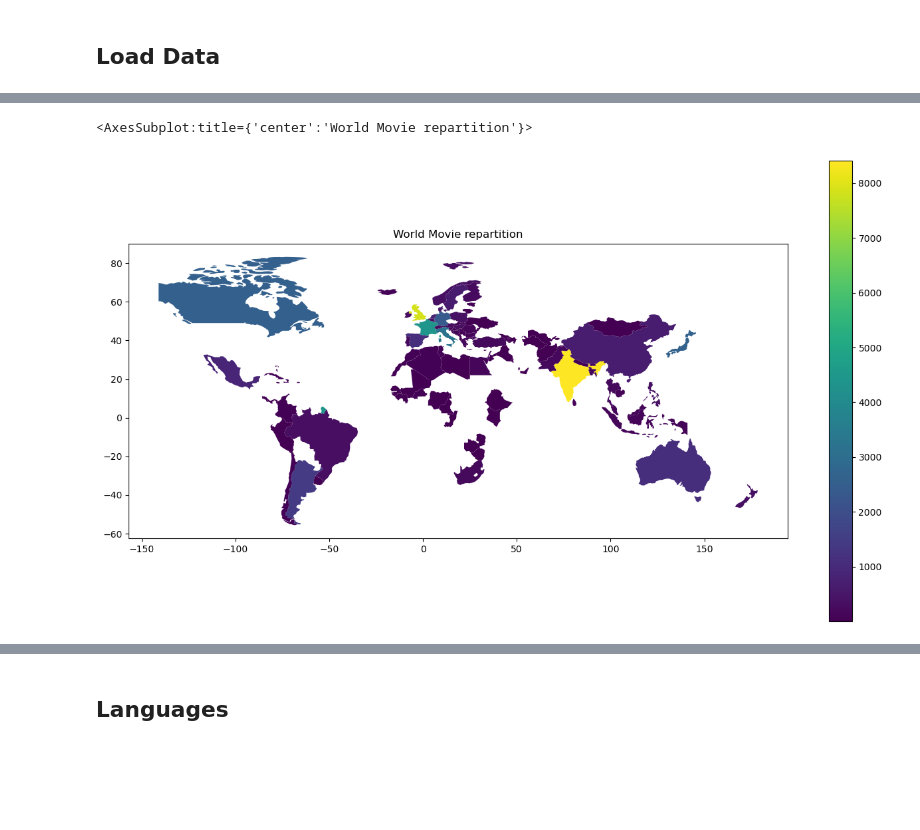
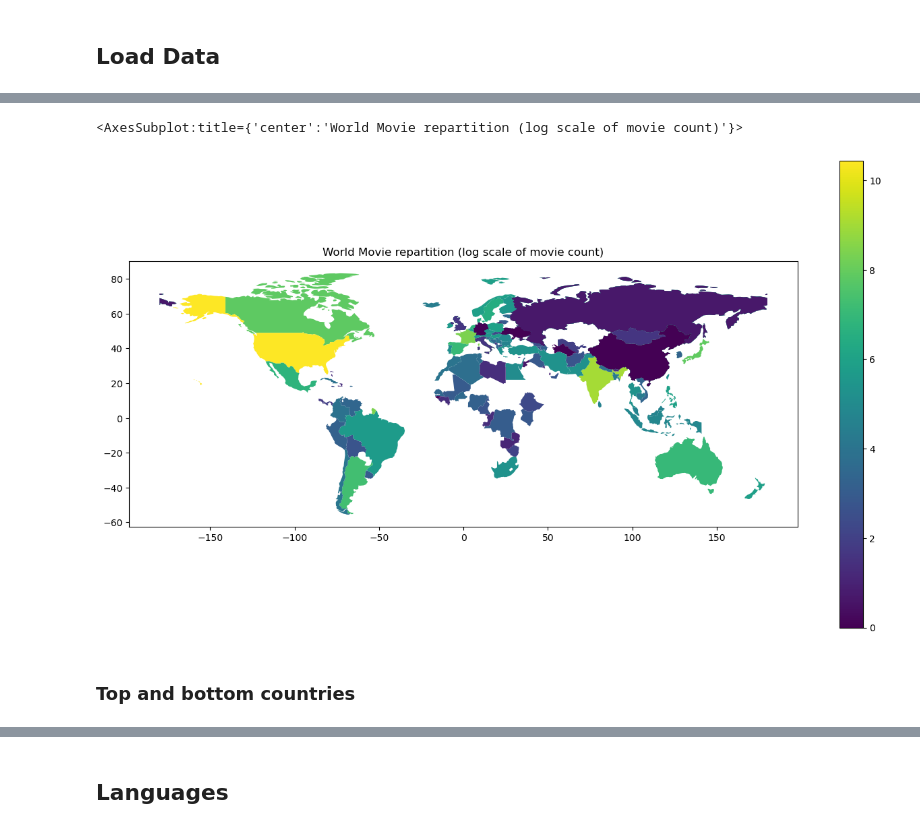
Before and after one commit to epfl-ada/ada-2022-project-zozoz, a Jupyter notebook: src/eda/data_inspection.ipynb, the cells around one changed output, grey strips where cells are left out. Cells and saved outputs as stored; diff of their text form; code cells hidden in the pictures; blank space fills up the shorter version.

Commit message:
country inspection jeremy

```diff
--- a/src/eda/data_inspection.ipynb
+++ b/src/eda/data_inspection.ipynb
@@ -29,0 +34,4 @@ wikipedia_imdb_mapping_table = pd.read_pickle("../../data/generated/wikipedia_im
+# %%
+country_count_df = comes_from_df.groupby("country_name").count().sort_values("movie_id",key=lambda l: -l)
+country_count_df.columns = ["movie_count"]
+country_log_count_df = country_count_df.apply(np.log)
@@ -32,12 +70,16 @@ wikipedia_imdb_mapping_table = pd.read_pickle("../../data/generated/wikipedia_im
 # %%
-def alpha3code(column):
-    CODE=[]
-    for country in column:
-        try:
-            code=pycountry.countries.get(name=country).alpha_3
-           # .alpha_3 means 3-letter country code
-           # .alpha_2 means 2-letter country code
-            CODE.append(code)
-        except:
-            CODE.append('None')
-    return CODE# create a column for code
+def alpha3code(country:str)->str:
+    """
+    Get the ISO_3166-1 alpha-3 code for the given country.
+
+    :param country: Country name.
+
+    :return: Three letters alpha-3 code, or "None" if not available.
+    """
+    CODE = "None"
+    try:
+        CODE = pycountry.countries.get(name=country).alpha_3
+    except:
+        if country in CUSTOM_ALPHA3_CODE_MAPPING.keys():
+            CODE = CUSTOM_ALPHA3_CODE_MAPPING[country]
+    return CODE
@@ -44,6 +102,4 @@ def alpha3code(column):
 # %%
-comes_from_display = comes_from_df.groupby("country_name").count().reset_index()
-comes_from_display["CODE"] = alpha3code(comes_from_display["country_name"])
-comes_from_display = comes_from_display.set_index("country_name")
-comes_from_display.columns = ["movie_count","CODE"]
-comes_from_display.head()
+country_code_log_count_df = country_log_count_df.reset_index()
+country_code_log_count_df["CODE"] = country_code_log_count_df["country_name"].apply(alpha3code)
+country_code_log_count_df = country_code_log_count_df.set_index("country_name")
@@ -61,6 +109,6 @@ world_countries_df = gpd.read_file(
 world_countries_df.columns=['pop_est', 'continent', 'name', 'CODE', 'gdp_md_est', 'geometry']
 world_wrong_code_ids = world_countries_df["CODE"] == "-99"
 world_wrong_code = world_countries_df[world_wrong_code_ids]
-world_countries_df.loc[world_wrong_code_ids,"CODE"] = alpha3code(world_wrong_code["name"])
-world_merge = pd.merge(world_countries_df,comes_from_display,on='CODE')
+world_countries_df.loc[world_wrong_code_ids,"CODE"] = world_wrong_code["name"].apply(alpha3code)
+world_merge = world_countries_df.merge(country_code_log_count_df,on='CODE')
 world_merge = world_merge[~(world_merge["CODE"] == "None")]
@@ -83,7 +115,9 @@ world_merge
 # %%
 fig,ax = plt.subplots(1,figsize=(16,9))
-ax.set_title("World Movie repartition")
+ax.set_title("World Movie repartition (log scale of movie count)")
 world_merge.plot(column="movie_count",legend=True,ax=ax)
 # %% [output]
-<AxesSubplot:title={'center':'World Movie repartition'}>
+<AxesSubplot:title={'center':'World Movie repartition (log scale of movie count)'}>
-[figure, old version]
+[figure, new version]
+# %% [markdown]
+### Top and bottom countries
```
Also changed, not shown: parts of 13 cells of this notebook.
